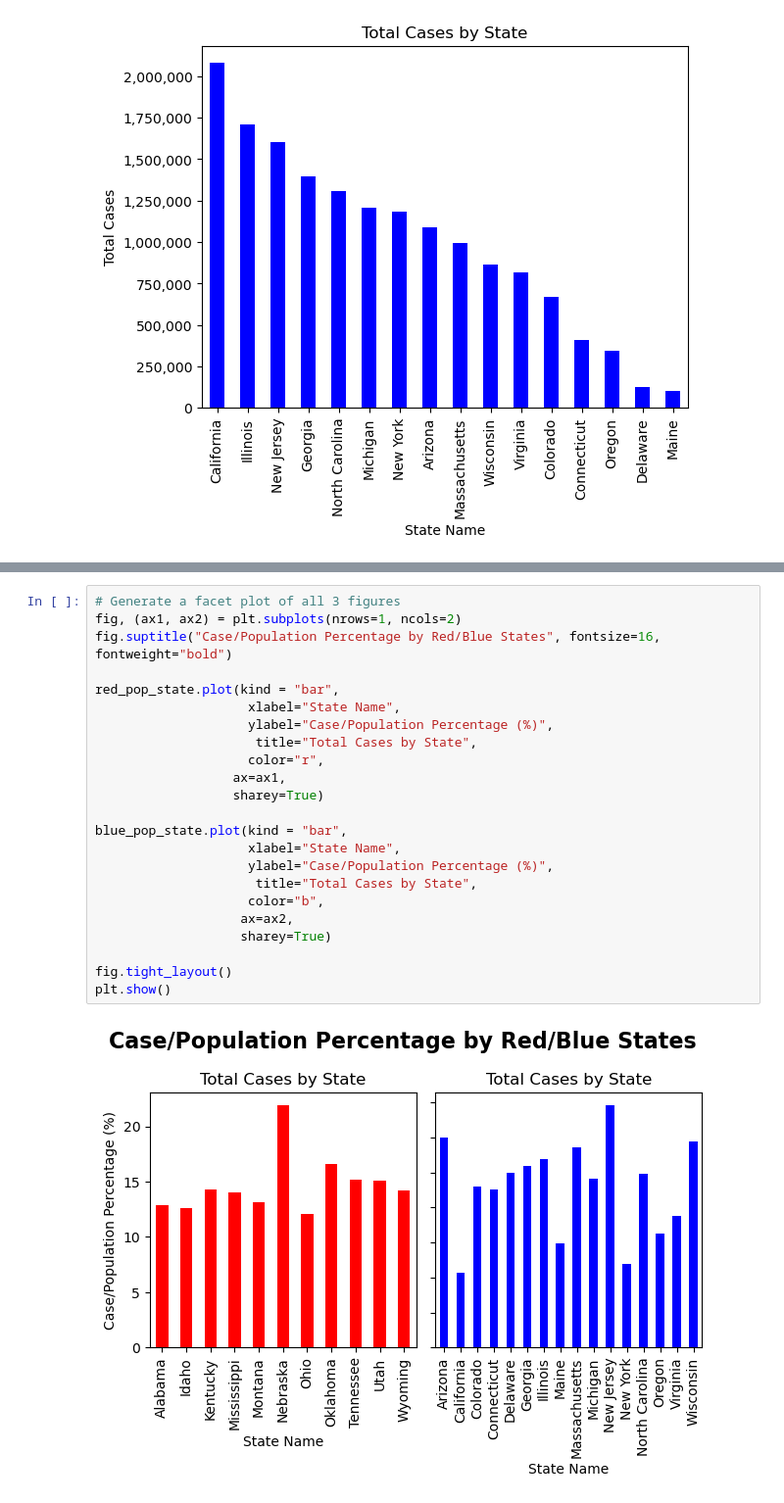
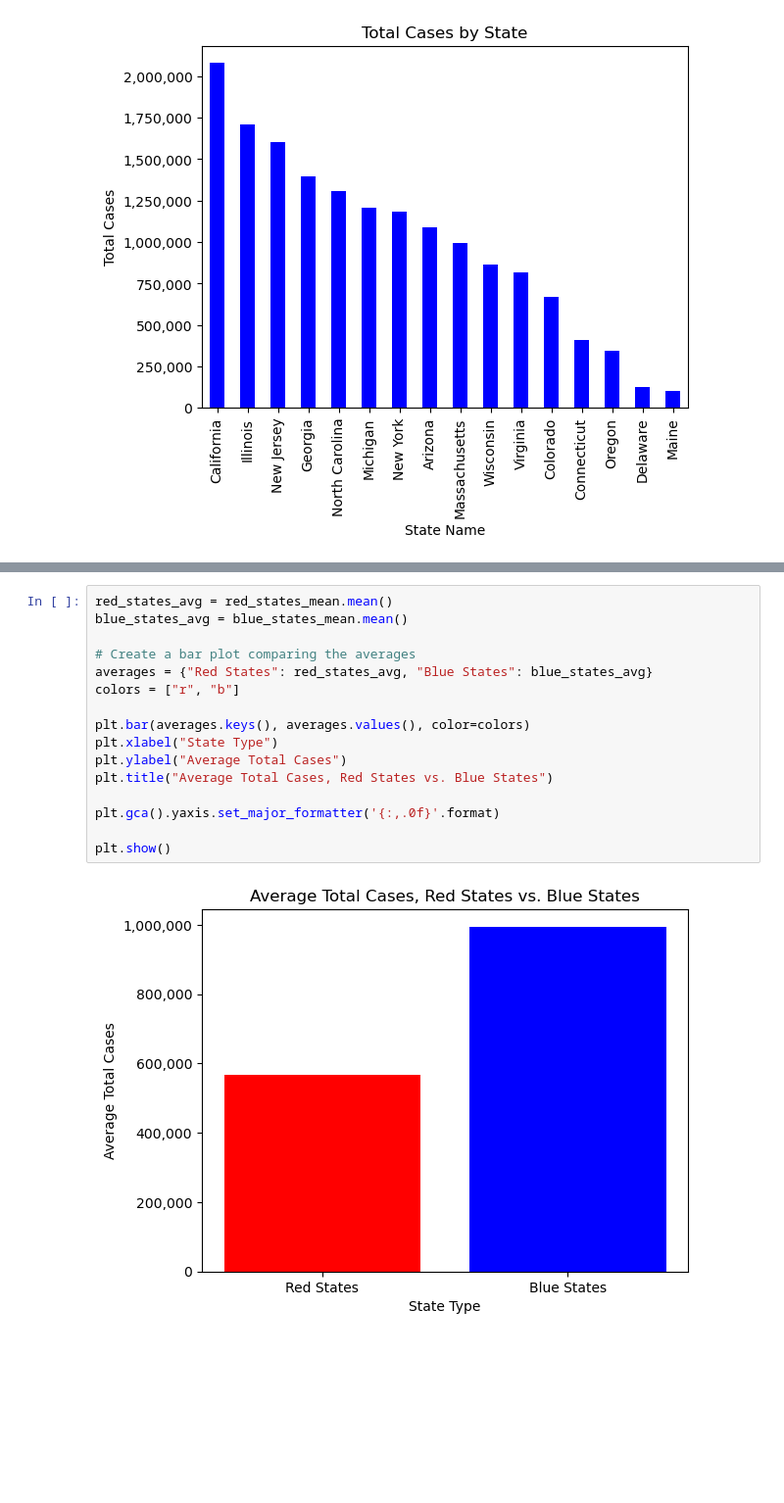
Before and after one commit to laurajanefaulds/project1, a Jupyter notebook: covid_data.ipynb, the cells around one changed output, grey strips where cells are left out. Shown at 98% size. Drawn from its saved outputs; the diff is of its cells as text; blank space fills up the shorter version.

```diff
--- a/covid_data.ipynb
+++ b/covid_data.ipynb
@@ -435,25 +322,18 @@ plt.show()
-# %%
-# Generate a facet plot of all 3 figures
-fig, (ax1, ax2) = plt.subplots(nrows=1, ncols=2)
-fig.suptitle("Case/Population Percentage by Red/Blue States", fontsize=16, fontweight="bold")
-
-red_pop_state.plot(kind = "bar",
-                    xlabel="State Name",
-                    ylabel="Case/Population Percentage (%)",
-                     title="Total Cases by State",
-                    color="r",
-                  ax=ax1,
-                  sharey=True)
-
-blue_pop_state.plot(kind = "bar",
-                    xlabel="State Name",
-                    ylabel="Case/Population Percentage (%)",
-                     title="Total Cases by State",
-                    color="b",
-                   ax=ax2,
-                   sharey=True)
-
-fig.tight_layout()
-plt.show()
-# %% [output]
-[figure, removed]
+# %%
+red_states_avg = red_states_mean.mean()
+blue_states_avg = blue_states_mean.mean()
+
+# Create a bar plot comparing the averages
+averages = {"Red States": red_states_avg, "Blue States": blue_states_avg}
+colors = ["r", "b"]
+
+plt.bar(averages.keys(), averages.values(), color=colors)
+plt.xlabel("State Type")
+plt.ylabel("Average Total Cases")
+plt.title("Average Total Cases, Red States vs. Blue States")
+
+plt.gca().yaxis.set_major_formatter('{:,.0f}'.format)
+
+plt.show()
+# %% [output]
+[figure, added]
```
Also changed, not shown: parts of 18 cells of this notebook, 1 other file.
